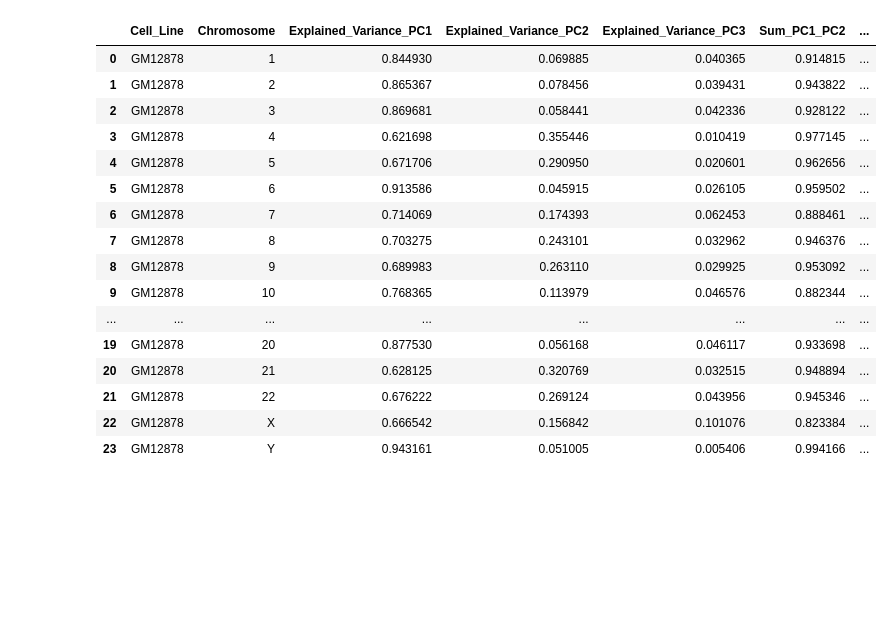
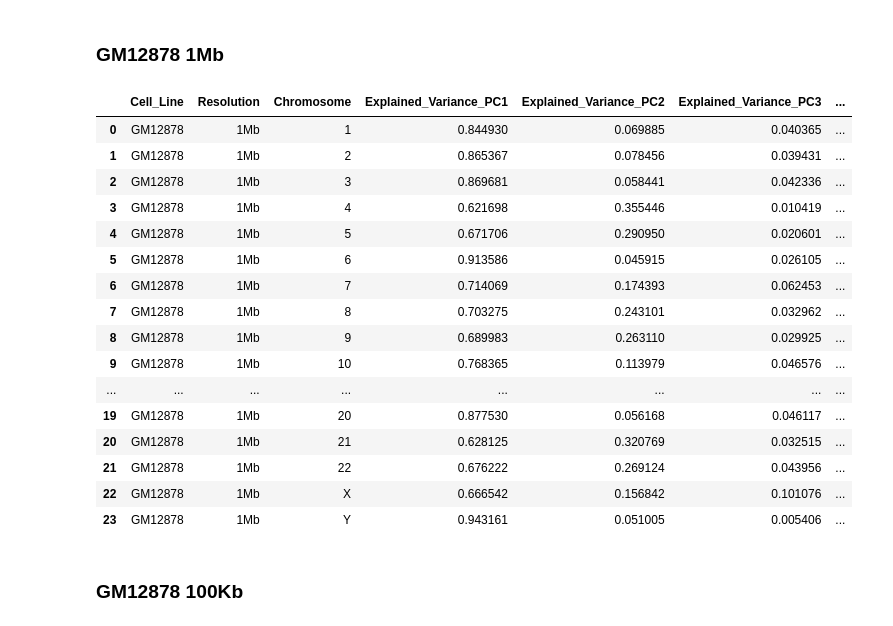
Before and after one commit to ZhiRongDev/NCCU_Thesis_PCA_Experiments, a Jupyter notebook: PCA.ipynb, the cells around one changed output. Drawn from its saved outputs; the diff is of its cells as text; code cells hidden in the pictures; blank space fills up the shorter version.

```diff
--- a/PCA.ipynb
+++ b/PCA.ipynb
@@ -23,3 +1,5 @@
+# %% [markdown]
+### GM12878 1Mb
 # %%
 import numpy as np
 import pandas as pd
@@ -28,11 +8,15 @@ from sklearn.decomposition import PCA
 from numpy import dot
 from numpy.linalg import norm
 
-hic_path = "/home/jordan990301/PCA_Experiments/data/Rao2014/GM12878/MAPQGE30/GSE63525_GM12878_insitu_primary_replicate_combined_30.hic"
-input_path = "/home/jordan990301/PCA_Experiments/outputs/juicer/origin"
-output_path = "/home/jordan990301/PCA_Experiments/outputs/juicer"
+cell_line = "GM12878"
+resolution = "1Mb"
+hic_path = "/home/jordan990301/PCA_Experiments/data/Rao_2014/GM12878/MAPQGE30/GSE63525_GM12878_insitu_primary_replicate_combined_30.hic"
+input_path = f"/home/jordan990301/PCA_Experiments/outputs/{cell_line}/{resolution}/origin"
+output_path = f"/home/jordan990301/PCA_Experiments/outputs/{cell_line}/{resolution}"
+
 chrom_info = {
     "Cell_Line": [],
+    "Resolution": [],
     "Chromosome": [],
     "Explained_Variance_PC1": [],
     "Explained_Variance_PC2": [],
@@ -74,48 +58,49 @@ for chrom in chrom_list:
     Juicer_PC1 = Juicer_PC1[0]
     Juicer_PC1 = Juicer_PC1.to_numpy()
     np.savetxt(f'{output_path}/origin_dropna/origin_dropna_PC1_chrom{chrom}.txt', Juicer_PC1, delimiter='\n', fmt='%1.4f')
 
     cos_sim = dot(My_PC1, Juicer_PC1) / (norm(My_PC1) * norm(Juicer_PC1))
 
     My_PC1_Pos = My_PC1 > 0
     Juicer_PC1_Pos = Juicer_PC1 > 0
 
     Difference_Count_PC1 = 0
     for i in range(My_PC1_Pos.shape[0]):
         if(My_PC1_Pos[i] != Juicer_PC1_Pos[i]):
             Difference_Count_PC1 += 1
 
     if(cos_sim < 0):
         Difference_Count_PC1 = My_PC1_Pos.shape[0] - Difference_Count_PC1
 
     output_df.loc[len(output_df)] = [
-        "GM12878",
+        cell_line,
+        resolution,
         chrom,
         pca.explained_variance_ratio_[0],
         pca.explained_variance_ratio_[1],
         pca.explained_variance_ratio_[2],
         pca.explained_variance_ratio_[0] + pca.explained_variance_ratio_[1],
         My_PC1_Pos.shape[0],
         Difference_Count_PC1,
         cos_sim
     ]
 
 display(output_df)
 # %% [output]
-|  | Cell_Line | Chromosome | Explained_Variance_PC1 | Explained_Variance_PC2 | Explained_Variance_PC3 | Sum_PC1_PC2 | ... |
-| 0 | GM12878 | 1 | 0.844930 | 0.069885 | 0.040365 | 0.914815 | ... |
-| 1 | GM12878 | 2 | 0.865367 | 0.078456 | 0.039431 | 0.943822 | ... |
-| 2 | GM12878 | 3 | 0.869681 | 0.058441 | 0.042336 | 0.928122 | ... |
-| 3 | GM12878 | 4 | 0.621698 | 0.355446 | 0.010419 | 0.977145 | ... |
-| 4 | GM12878 | 5 | 0.671706 | 0.290950 | 0.020601 | 0.962656 | ... |
-| 5 | GM12878 | 6 | 0.913586 | 0.045915 | 0.026105 | 0.959502 | ... |
-| 6 | GM12878 | 7 | 0.714069 | 0.174393 | 0.062453 | 0.888461 | ... |
-| 7 | GM12878 | 8 | 0.703275 | 0.243101 | 0.032962 | 0.946376 | ... |
-| 8 | GM12878 | 9 | 0.689983 | 0.263110 | 0.029925 | 0.953092 | ... |
-| 9 | GM12878 | 10 | 0.768365 | 0.113979 | 0.046576 | 0.882344 | ... |
+|  | Cell_Line | Resolution | Chromosome | Explained_Variance_PC1 | Explained_Variance_PC2 | Explained_Variance_PC3 | ... |
+| 0 | GM12878 | 1Mb | 1 | 0.844930 | 0.069885 | 0.040365 | ... |
+| 1 | GM12878 | 1Mb | 2 | 0.865367 | 0.078456 | 0.039431 | ... |
+| 2 | GM12878 | 1Mb | 3 | 0.869681 | 0.058441 | 0.042336 | ... |
+| 3 | GM12878 | 1Mb | 4 | 0.621698 | 0.355446 | 0.010419 | ... |
+| 4 | GM12878 | 1Mb | 5 | 0.671706 | 0.290950 | 0.020601 | ... |
+| 5 | GM12878 | 1Mb | 6 | 0.913586 | 0.045915 | 0.026105 | ... |
+| 6 | GM12878 | 1Mb | 7 | 0.714069 | 0.174393 | 0.062453 | ... |
+| 7 | GM12878 | 1Mb | 8 | 0.703275 | 0.243101 | 0.032962 | ... |
+| 8 | GM12878 | 1Mb | 9 | 0.689983 | 0.263110 | 0.029925 | ... |
+| 9 | GM12878 | 1Mb | 10 | 0.768365 | 0.113979 | 0.046576 | ... |
 | ... | ... | ... | ... | ... | ... | ... | ... |
-| 19 | GM12878 | 20 | 0.877530 | 0.056168 | 0.046117 | 0.933698 | ... |
-| 20 | GM12878 | 21 | 0.628125 | 0.320769 | 0.032515 | 0.948894 | ... |
-| 21 | GM12878 | 22 | 0.676222 | 0.269124 | 0.043956 | 0.945346 | ... |
-| 22 | GM12878 | X | 0.666542 | 0.156842 | 0.101076 | 0.823384 | ... |
-| 23 | GM12878 | Y | 0.943161 | 0.051005 | 0.005406 | 0.994166 | ... |
+| 19 | GM12878 | 1Mb | 20 | 0.877530 | 0.056168 | 0.046117 | ... |
+| 20 | GM12878 | 1Mb | 21 | 0.628125 | 0.320769 | 0.032515 | ... |
+| 21 | GM12878 | 1Mb | 22 | 0.676222 | 0.269124 | 0.043956 | ... |
+| 22 | GM12878 | 1Mb | X | 0.666542 | 0.156842 | 0.101076 | ... |
+| 23 | GM12878 | 1Mb | Y | 0.943161 | 0.051005 | 0.005406 | ... |
@@ -121,0 +110,2 @@ display(output_df)
+# %% [markdown]
+### GM12878 100Kb
```
Also changed, not shown: parts of 13 cells of this notebook, 3 other files.
